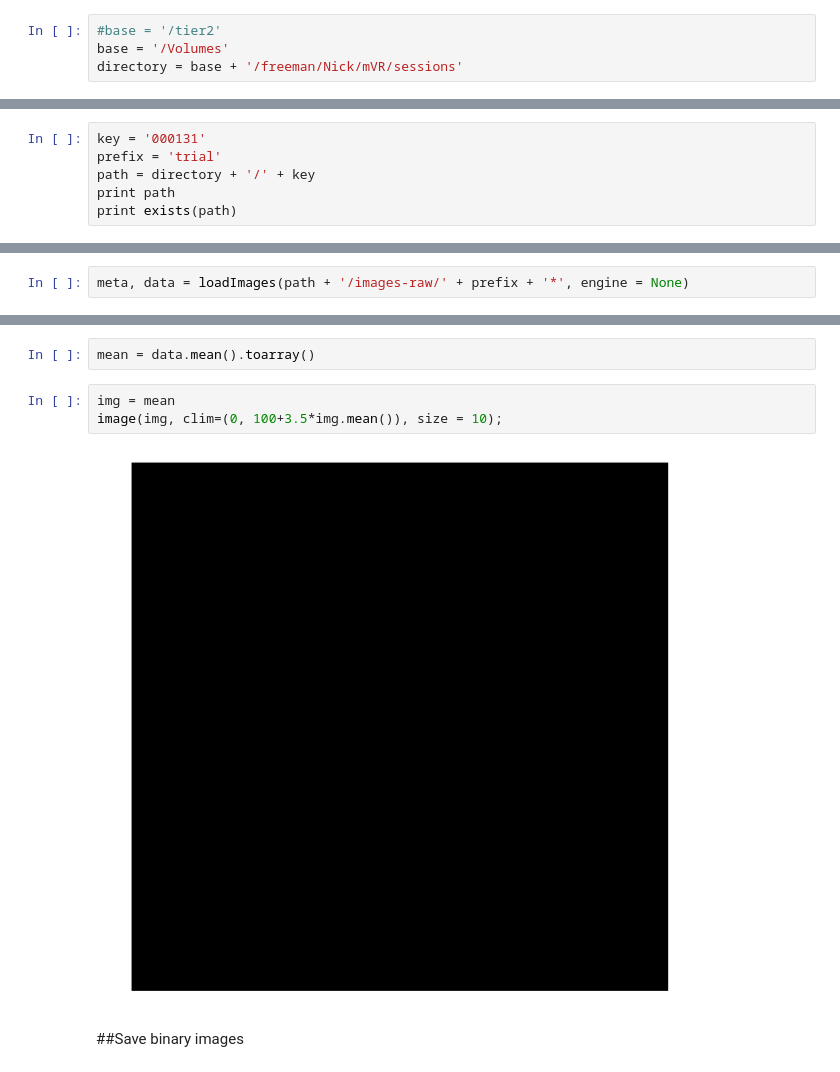
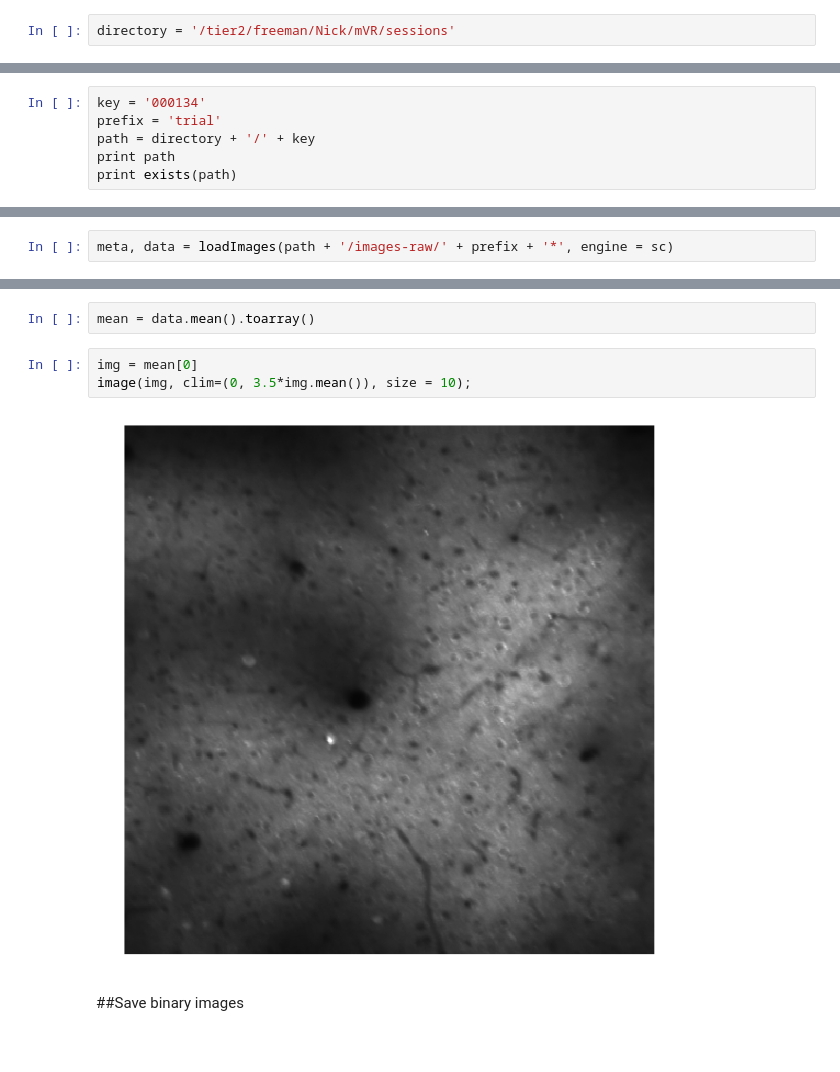
Before and after one commit to sofroniewn/2P-RAM-pipeline, a Jupyter notebook: notebooks/preprocess-images.ipynb, the cells around one changed output, grey strips where cells are left out. Cells and saved outputs as stored; diff of their text form.

```diff
--- a/notebooks/preprocess-images.ipynb
+++ b/notebooks/preprocess-images.ipynb
@@ -17,13 +17,11 @@ from json import dump
 # %% [markdown]
 ###Set directory and session information
 # %%
-#base = '/tier2'
-base = '/Volumes'
-directory = base + '/freeman/Nick/mVR/sessions'
+directory = '/tier2/freeman/Nick/mVR/sessions'
 # %% [markdown]
 ## Load data
 # %%
-key = '000131'
+key = '000134'
 prefix = 'trial'
 path = directory + '/' + key
 print path
@@ -33,6 +31,6 @@ print exists(path)
 True
 # %%
-meta, data = loadImages(path + '/images-raw/' + prefix + '*', engine = None)
+meta, data = loadImages(path + '/images-raw/' + prefix + '*', engine = sc)
 # %%
 print data
 print '\n', meta
@@ -48,10 +46,10 @@ shape: (44, 1766, 1792)
 # %%
 mean = data.mean().toarray()
 # %%
-img = mean
-image(img, clim=(0, 100+3.5*img.mean()), size = 10);
+img = mean[0]
+image(img, clim=(0, 3.5*img.mean()), size = 10);
 # %% [output]
-[figure, old version]
+[figure, new version]
 # %% [markdown]
 ##Save binary images
 # %%
```
Also changed, not shown: parts of 3 cells of this notebook, 5 other files.
